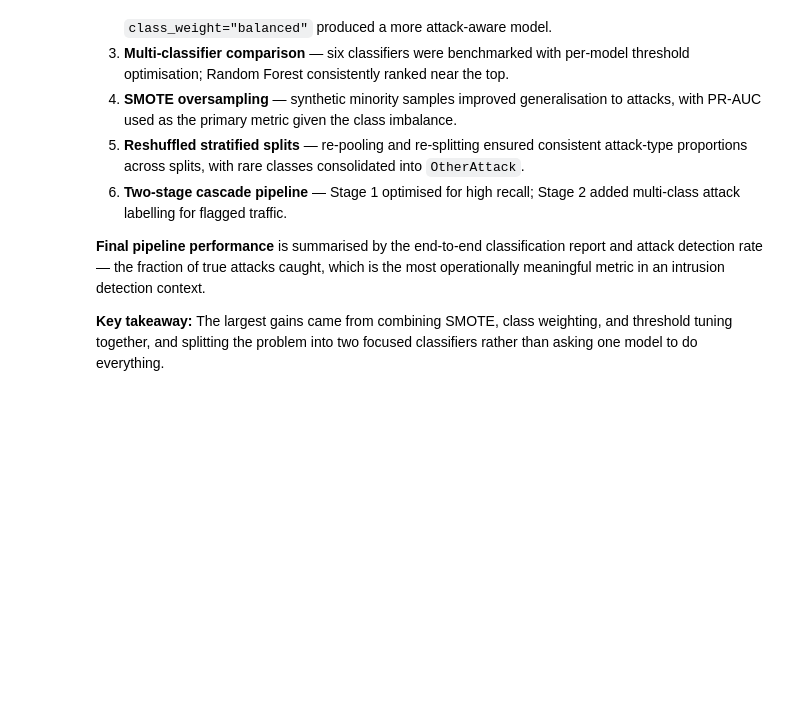
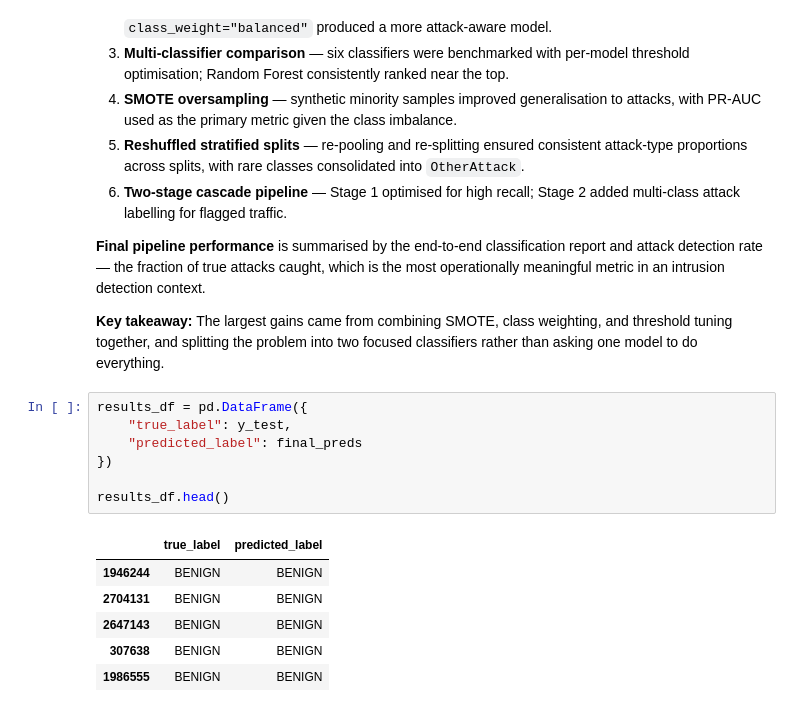
Before and after one commit to 182bry/Douen, a Jupyter notebook: notebooks/retrain_ML.ipynb, the cells around one changed output. Cells and saved outputs as stored; diff of their text form; blank space fills up the shorter version.

```diff
--- a/notebooks/retrain_ML.ipynb
+++ b/notebooks/retrain_ML.ipynb
@@ -2348,3 +2348,17 @@ This notebook explored iterative improvements to a binary network intrusion dete
 **Final pipeline performance** is summarised by the end-to-end classification report and attack detection rate — the fraction of true attacks caught, which is the most operationally meaningful metric in an intrusion detection context.
 
 **Key takeaway:** The largest gains came from combining SMOTE, class weighting, and threshold tuning together, and splitting the problem into two focused classifiers rather than asking one model to do everything.
+# %%
+results_df = pd.DataFrame({
+    "true_label": y_test,
+    "predicted_label": final_preds
+})
+
+results_df.head()
+# %% [output]
+|  | true_label | predicted_label |
+| 1946244 | BENIGN | BENIGN |
+| 2704131 | BENIGN | BENIGN |
+| 2647143 | BENIGN | BENIGN |
+| 307638 | BENIGN | BENIGN |
+| 1986555 | BENIGN | BENIGN |
```
Also changed, not shown: parts of 5 cells of this notebook.
